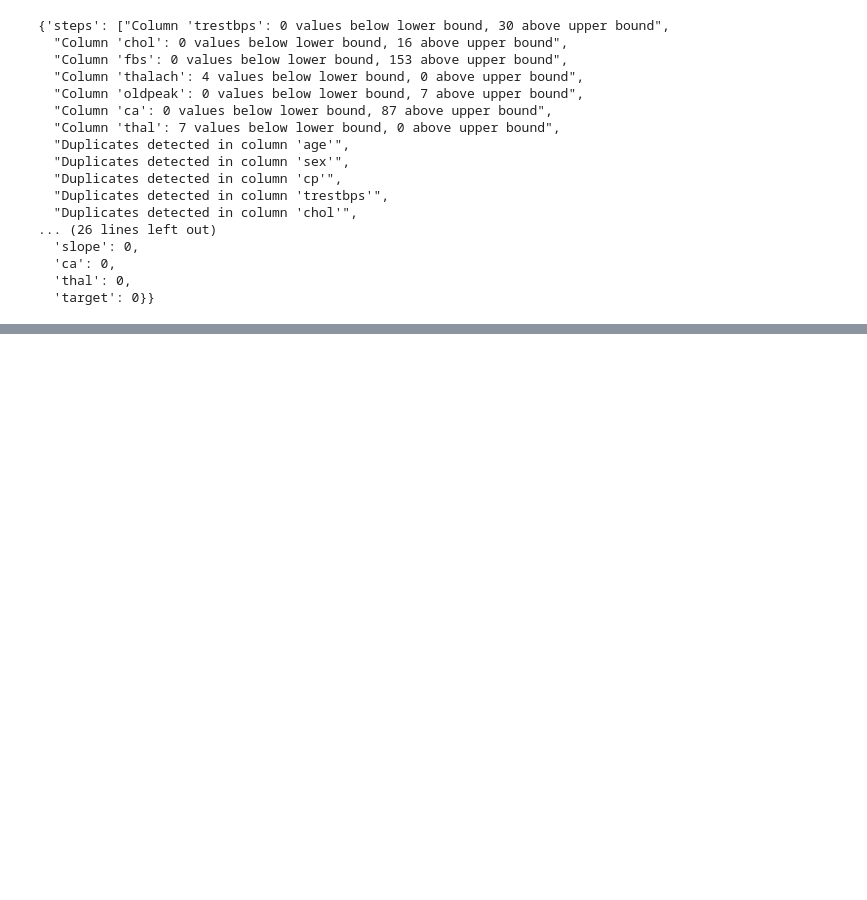
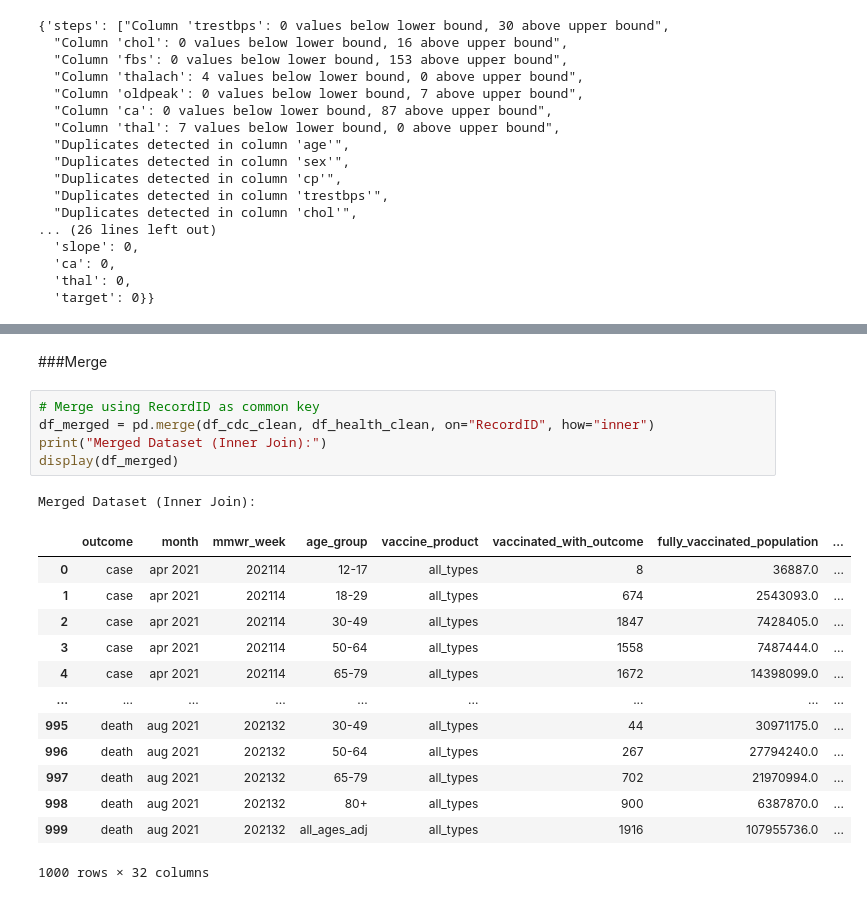
Before and after one commit to Sibitenda/BAchelors_CS, a Jupyter notebook: Data Mining and BI/week2_preparations/Exploration.ipynb, the cells around one changed output, grey strips where cells are left out. Saved outputs shown, nothing was run; the diff lists cells and outputs as text; blank space fills up the shorter version.

```diff
--- a/Data Mining and BI/week2_preparations/Exploration.ipynb
+++ b/Data Mining and BI/week2_preparations/Exploration.ipynb
@@ -1167,0 +1446,22 @@ summary_dict
+# %% [markdown]
+###Merge
+# %%
+# Merge using RecordID as common key
+df_merged = pd.merge(df_cdc_clean, df_health_clean, on="RecordID", how="inner")
+print("Merged Dataset (Inner Join):")
+display(df_merged)
+# %% [output]
+Merged Dataset (Inner Join):
+|  | outcome | month | mmwr_week | age_group | vaccine_product | vaccinated_with_outcome | fully_vaccinated_population | ... |
+| 0 | case | apr 2021 | 202114 | 12-17 | all_types | 8 | 36887.0 | ... |
+| 1 | case | apr 2021 | 202114 | 18-29 | all_types | 674 | 2543093.0 | ... |
+| 2 | case | apr 2021 | 202114 | 30-49 | all_types | 1847 | 7428405.0 | ... |
+| 3 | case | apr 2021 | 202114 | 50-64 | all_types | 1558 | 7487444.0 | ... |
+| 4 | case | apr 2021 | 202114 | 65-79 | all_types | 1672 | 14398099.0 | ... |
+| ... | ... | ... | ... | ... | ... | ... | ... | ... |
+| 995 | death | aug 2021 | 202132 | 30-49 | all_types | 44 | 30971175.0 | ... |
+| 996 | death | aug 2021 | 202132 | 50-64 | all_types | 267 | 27794240.0 | ... |
+| 997 | death | aug 2021 | 202132 | 65-79 | all_types | 702 | 21970994.0 | ... |
+| 998 | death | aug 2021 | 202132 | 80+ | all_types | 900 | 6387870.0 | ... |
+| 999 | death | aug 2021 | 202132 | all_ages_adj | all_types | 1916 | 107955736.0 | ... |
+1000 rows × 32 columns
```
Also changed, not shown: parts of 35 cells of this notebook.
